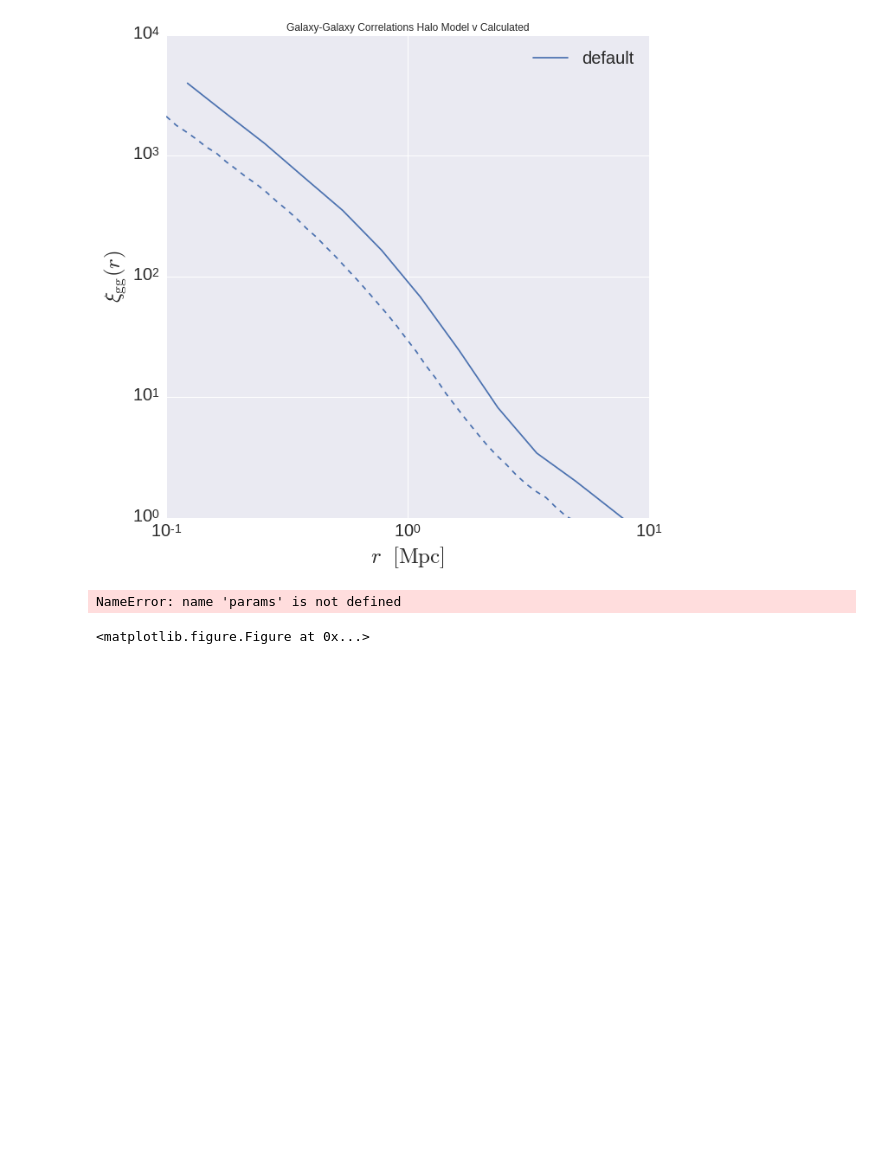
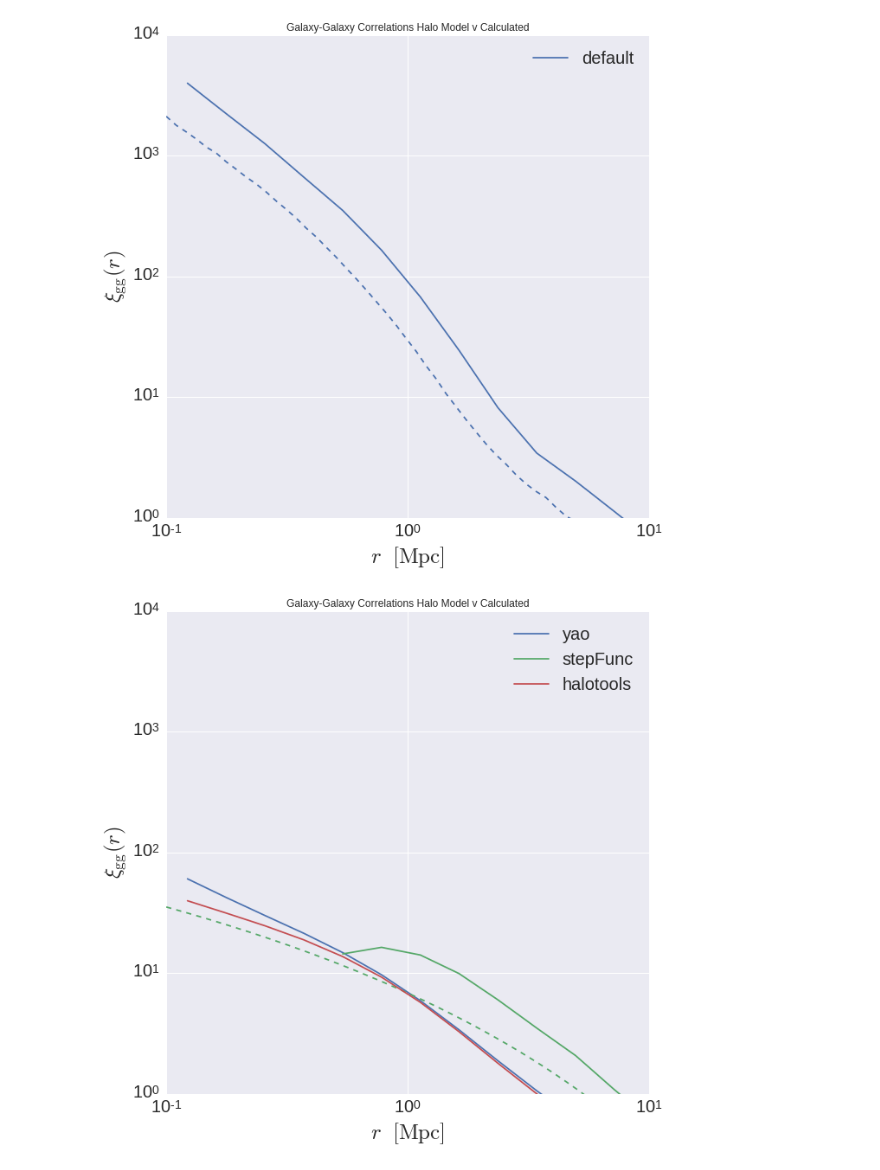
Before and after one commit to mclaughlin6464/HODEmulator, a Jupyter notebook: predictionsVCalculated.ipynb, the cells around one changed output. Saved outputs shown, nothing was run; the diff lists cells and outputs as text; code cells hidden in the pictures; blank space fills up the shorter version.

Commit message:
Ran halo test, running galaxy one now.

```diff
--- a/predictionsVCalculated.ipynb
+++ b/predictionsVCalculated.ipynb
@@ -193,31 +181,52 @@ for fc in params:
+# %%
+outputdir = '/u/ki/swmclau2/des/HODOutput/'
+#datadir = outputdir+'chinchilla_tests/'
+sim = 'chinchilla'
+a = 1.0
+data = {}
+
+#data['highMinMass'] = np.loadtxt(datadir+'xi_all_%.3f_highMinMass.npy'%a)
+data['stepFunc'] = np.loadtxt(outputdir+'chinchilla_tests_300p/xi_all_%.3f_stepFunc.npy'%a)
+#data['default'] = np.loadtxt(datadir+'xi_all_%.3f_default.npy'%a)
+
+data['yao'] = np.loadtxt(outputdir+'chinchilla_tests/xi_all_halo_%.3f_ht.npy'%a)
+data['halotools'] = np.loadtxt(outputdir+'chinchilla_tests/xi_all_halo_%.3f_yao.npy'%a)
+# %%
+predictions = {}
+#predictions['highMinMass'] = np.loadtxt(datadir+'halo_model_highMinMass.txt')
+predictions['stepFunc'] = np.loadtxt(outputdir+'chinchilla_tests_300p/halo_model_step_1.txt')
+#predictions['default'] = np.loadtxt(datadir+'halo_model_default.txt')
 # %%
 colors = sns.color_palette()
 fig = plt.figure(figsize = (10,10))
 #for vn, color in zip(version_names, colors):
-for f_c, color in zip(params, colors):
+for (label, xi_all), color in zip(data.iteritems(), colors):
+    #fig = plt.figure(figsize = (10,10))
+
     rz = 1.0/a -1
     #MPC/h v MPC issue?
-    plt.plot(rbin_centers, data[f_c][0], alpha = 1,
-             label = '$f_c = %.1f$'%f_c, color = color)
+    plt.plot(rbin_centers, xi_all, alpha = 1,
+             label = label, color = color)
+    if label in predictions:
+        plt.plot(predictions[label][:, 0], predictions[label][:, 1], ls = '--', color = color)
     #plt.plot(rbin_centers, data[sim][1], ls = '--', color = color)
     #plt.plot(rbin_centers, data[vn][2], ls = '-.', color = color)
 
-c = colors[len(params)]
-plt.plot(prediction[:, 0], prediction[:, 1],  label = 'Halo Model', color = c)
+#c = colors[len(data)]
+#plt.plot(prediction[:, 0], prediction[:, 1],  label = 'Halo Model', color = c)
 #plt.plot(prediction[:, 0], prediction[:, 2], ls = '--', color = c)
 
 
-plt.title('Galaxy-Galaxy Correlations Prediction v Calculated')
+plt.title('Galaxy-Galaxy Correlations Halo Model v Calculated')
 plt.xlim(xmin = 0.1, xmax = 10)
 plt.ylim(ymin = 1, ymax = 1e4)
 plt.loglog()
 plt.xticks(fontsize=20)
 plt.yticks(fontsize=20)
 plt.xlabel(r'$r $  $\rm{[Mpc]}$', fontsize=25)
 plt.ylabel(r'$\xi_{\rm gg}(r)$', fontsize=25)
 plt.legend(loc='best', fontsize=20)
 
 plt.show()
 # %% [output]
-NameError: name 'params' is not defined
-<matplotlib.figure.Figure at 0x...>
+[figure, added]
```
Also changed, not shown: parts of 1 cell of this notebook, 1 other file.
